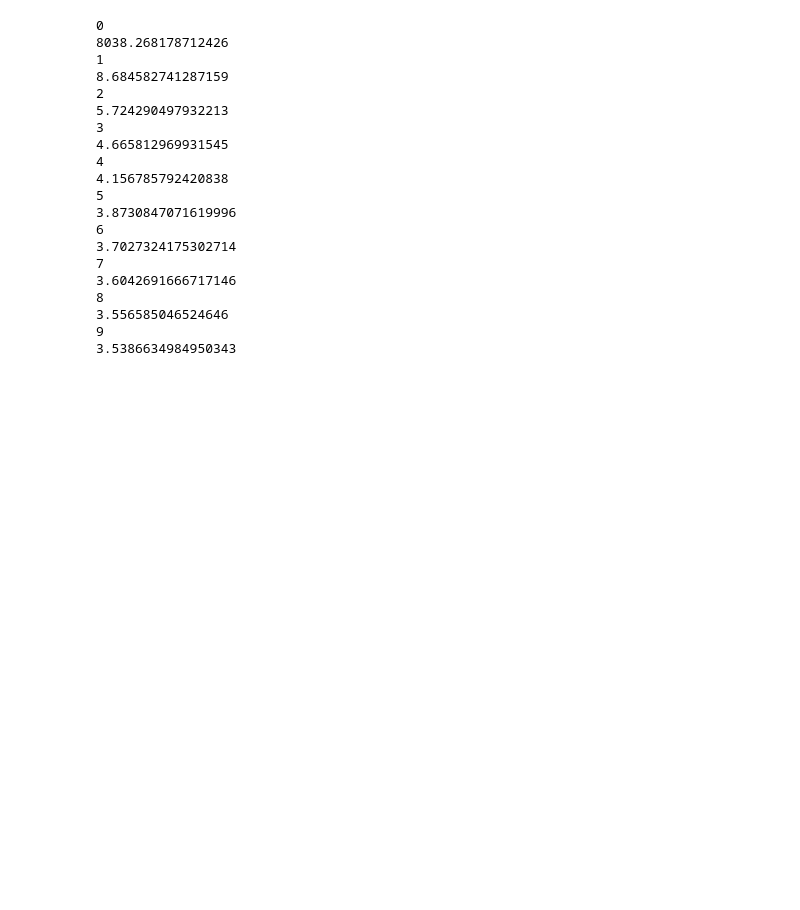
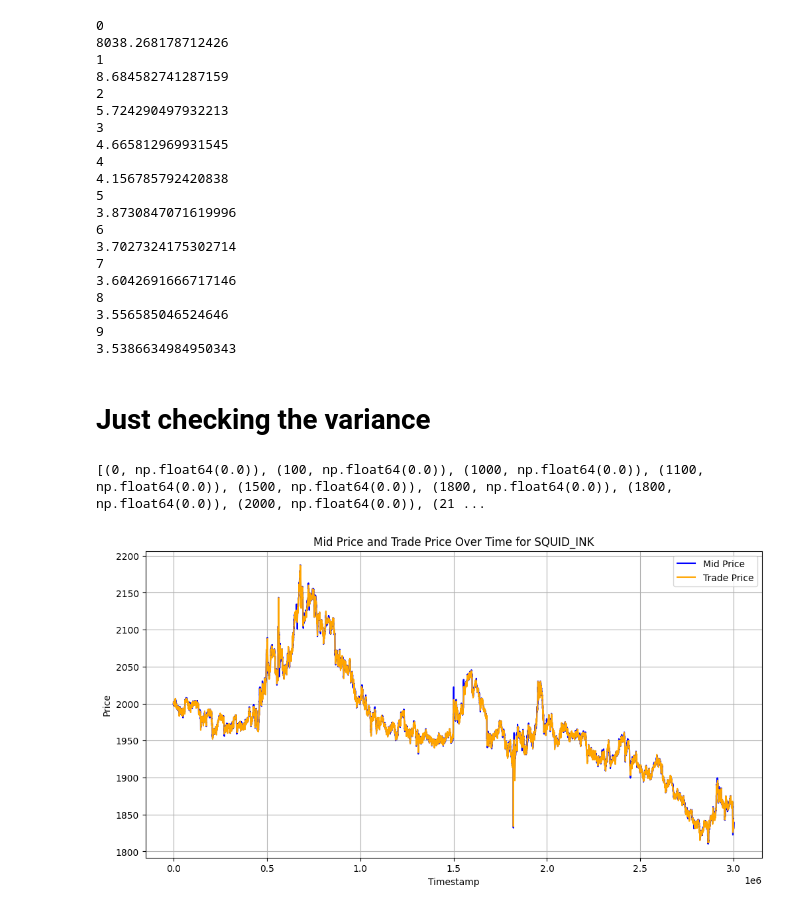
Before and after one commit to SamyakSS83/paradis-island-imckechode, a Jupyter notebook: Round_1/Algorithmic_trading/data_bottle_analysis.ipynb, the cells around one changed output. Drawn from its saved outputs; the diff is of its cells as text; code cells hidden in the pictures; blank space fills up the shorter version.

```diff
--- a/Round_1/Algorithmic_trading/data_bottle_analysis.ipynb
+++ b/Round_1/Algorithmic_trading/data_bottle_analysis.ipynb
@@ -299,3 +299,54 @@ for threshold in range(0, 100):
 3.556585046524646
 9
 3.5386634984950343
+# %% [markdown]
+# Just checking the variance
+# %%
+df1 = pd.read_csv(r'./round-1-island-data-bottle/round-1-island-data-bottle/prices_round_1_day_-2.csv',sep=';')
+df2 = pd.read_csv(r'./round-1-island-data-bottle/round-1-island-data-bottle/prices_round_1_day_-1.csv',sep=';')
+df3 = pd.read_csv(r'./round-1-island-data-bottle/round-1-island-data-bottle/prices_round_1_day_0.csv',sep=';')
+df = pd.concat([df1, df2, df3])
+# print(df)
+df = df[df['product'] == 'SQUID_INK']
+df['timestamp'] = df['timestamp']+(1000000*(df['day']+2))
+
+newdf1 = pd.read_csv(r'./round-1-island-data-bottle/round-1-island-data-bottle/trades_round_1_day_-2.csv',sep=';')
+newdf2 = pd.read_csv(r'./round-1-island-data-bottle/round-1-island-data-bottle/trades_round_1_day_-1.csv',sep=';')
+newdf2['timestamp'] = newdf2['timestamp']+(1000000)
+newdf3 = pd.read_csv(r'./round-1-island-data-bottle/round-1-island-data-bottle/trades_round_1_day_0.csv',sep=';')
+newdf3['timestamp'] = newdf3['timestamp']+(1000000*2)
+newdf = pd.concat([newdf1, newdf2, newdf3])
+newdf = newdf[newdf['symbol'] == 'SQUID_INK']
+# newdf['timestamp'] = newdf['timestamp']+(1000000*(newdf['day']+2))
+
+x1 = df['timestamp'].tolist()
+y1 = df['mid_price'].tolist()
+
+x2 = newdf['timestamp'].tolist()
+y2 = newdf['price'].tolist()
+# Calculate variance of price over each timestamp
+variance_list = []
+for timestamp in x2:
+    prices_at_timestamp = []
+    # if timestamp in x1:
+    #     prices_at_timestamp.append(y1[x1.index(timestamp)])
+    # if timestamp in x2:
+    prices_at_timestamp.append(y2[x2.index(timestamp)])
+    variance = np.var(prices_at_timestamp)
+    variance_list.append((timestamp, variance))
+
+# Print the variance list
+print(sorted(variance_list, key=lambda x: x[1], reverse=True)[:10])
+
+plt.figure(figsize=(12, 6))
+plt.plot(x1, y1, label='Mid Price', color='blue')
+plt.plot(x2, y2, label='Trade Price', color='orange')
+plt.xlabel('Timestamp')
+plt.ylabel('Price')
+plt.title('Mid Price and Trade Price Over Time for SQUID_INK')
+plt.legend()
+plt.grid()
+plt.show()
+# %% [output]
+[(0, np.float64(0.0)), (100, np.float64(0.0)), (1000, np.float64(0.0)), (1100, np.float64(0.0)), (1500, np.float64(0.0)), (1800, np.float64(0.0)), (1800, np.float64(0.0)), (2000, np.float64(0.0)), (21 ...
+[figure, added]
```
Also changed, not shown: 3 other files.
